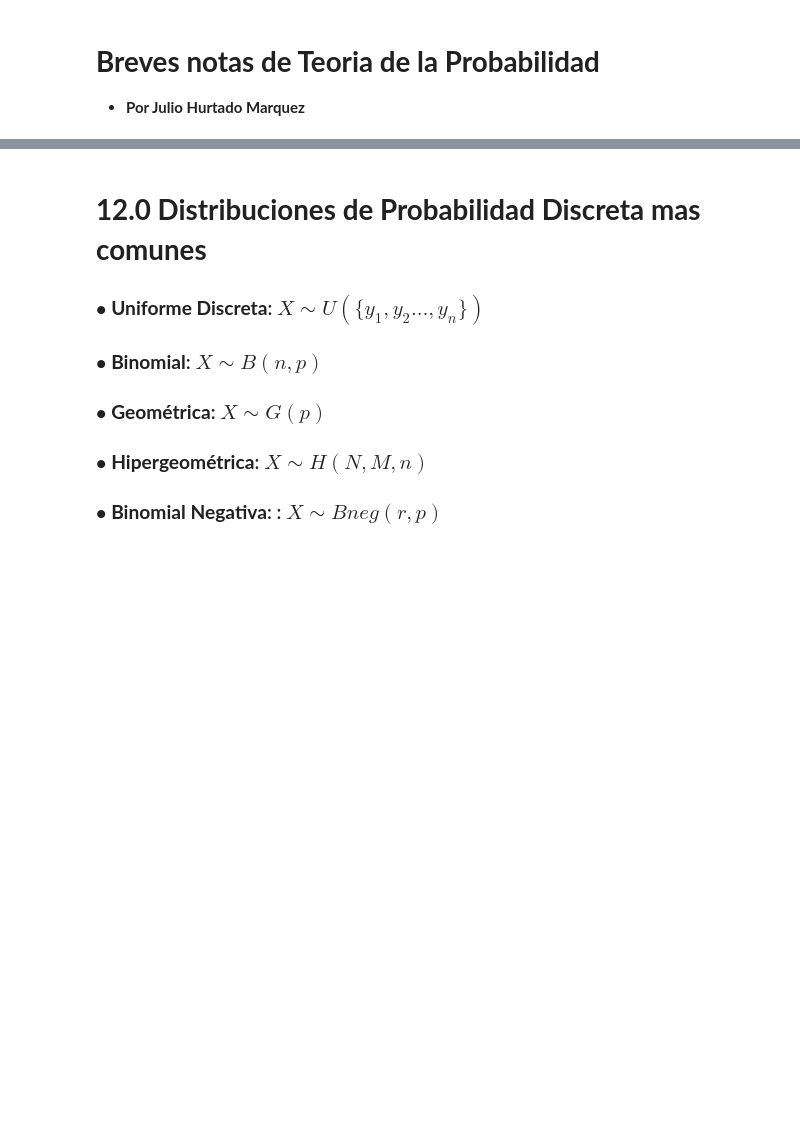
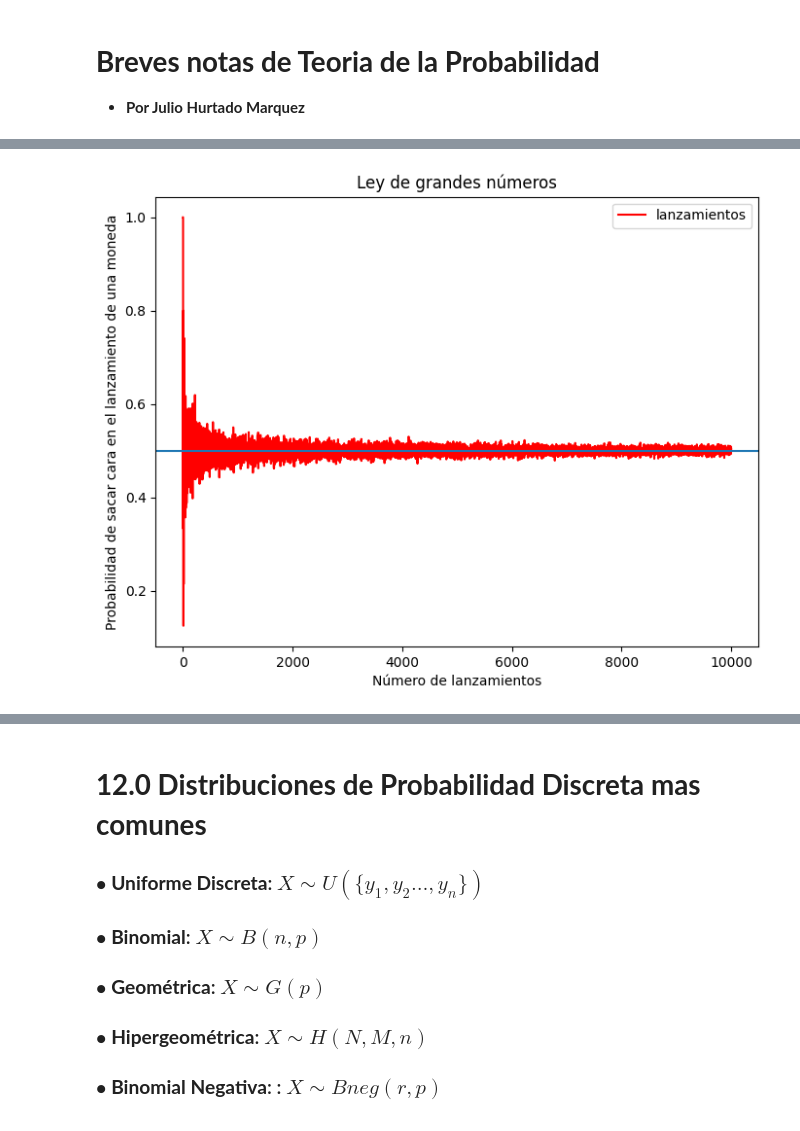
Before and after one commit to JSEFERINO/Teoria-de-Probabilidad-MEYCD, a Jupyter notebook: 12_C_Probabilidad_2.ipynb, the cells around one changed output, grey strips where cells are left out. Drawn from its saved outputs; the diff is of its cells as text; code cells hidden in the pictures; blank space fills up the shorter version.

```diff
--- a/12_C_Probabilidad_2.ipynb
+++ b/12_C_Probabilidad_2.ipynb
@@ -182,0 +100,19 @@ $$
+# %%
+# Ejemplo ley de grandes números
+# moneda p=1/2 cara=1 seca=0
+resultados = []
+for lanzamientos in range(1,10000):
+    lanzamientos = np.random.choice([0,1], lanzamientos)
+    caras = lanzamientos.mean()
+    resultados.append(caras)
+
+# graficamente
+df = pd.DataFrame({ 'lanzamientos' : resultados})
+
+df.plot(title='Ley de grandes números',color='r',figsize=(8, 6))
+plt.axhline(0.5)
+plt.xlabel("Número de lanzamientos")
+plt.ylabel("Probabilidad de sacar cara en el lanzamiento de una moneda")
+plt.show()
+# %% [output]
+[figure, added]
```
Also changed, not shown: parts of 20 cells of this notebook.
